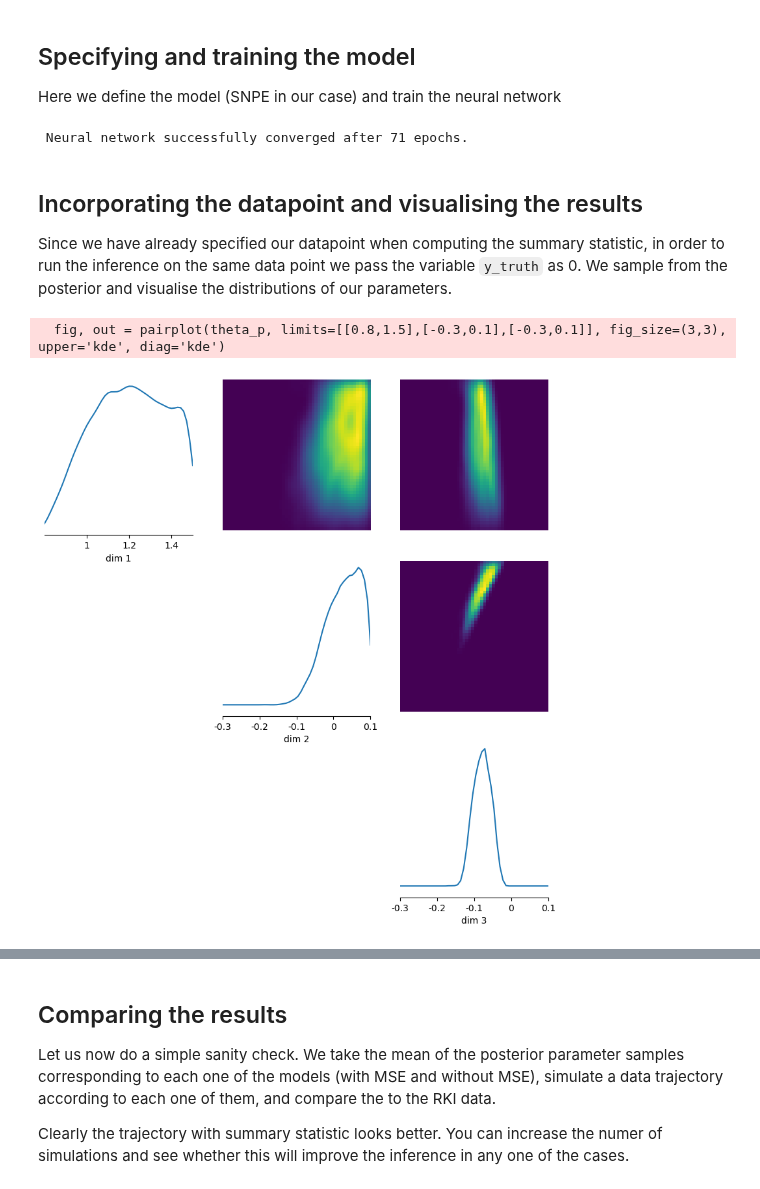
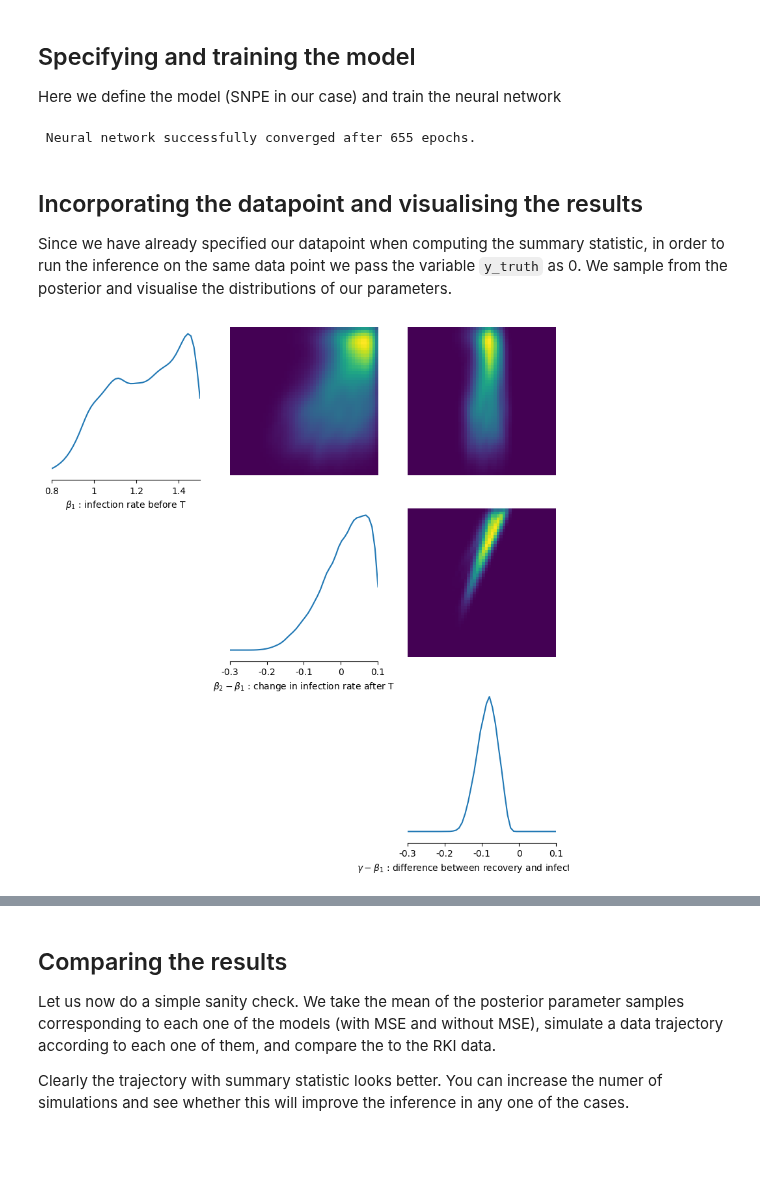
Before and after one commit to albazarova/sbi_intro, a Jupyter notebook: notebooks/sbi_intro_for_colab.ipynb, the cells around one changed output, grey strips where cells are left out. Saved outputs shown, nothing was run; the diff lists cells and outputs as text; code cells hidden in the pictures; blank space fills up the shorter version.

```diff
--- a/notebooks/sbi_intro_for_colab.ipynb
+++ b/notebooks/sbi_intro_for_colab.ipynb
@@ -679,9 +574,11 @@ We use uniform distributions as our priors and specify their ranges according to
 
 `BoxUniform` prior is a built-in function of the `sbi` package, but there is also a possibility of using `torch.distributions` family using `MultipleIndependent` wrapper. An example of such usage is given in `notebook_3_flexible_interface` within this repository.
 # %%
+lower_limits_prior = torch.tensor([0.8,-0.3,-0.3])
+upper_limits_prior = torch.tensor([1.5, 0.1,0.1])
 prior_cpu = utils.BoxUniform(
-    low=torch.tensor([0.8,-0.3,-0.3]),
-    high=torch.tensor([1.5,0.1,0.1])
+    low=lower_limits_prior,
+    high=upper_limits_prior
 )
 # %% [markdown]
 There are auxiliary functions which are supposed to make sure the components of the SBI have the appropriate format. We will omit them for now
@@ -781,0 +670,7 @@ fig, out = pairplot(samples.detach().cpu().numpy(), limits=[[0.8,1.5],[-0.3,0.1]
+# %%
+limits = torch.stack([lower_limits_prior,upper_limits_prior]).T
+fig, out = pairplot(samples.detach().cpu().numpy(), limits=limits,
+                    labels=[r"$\beta_1$ : infection rate before T", r"$\beta_2 - \beta_1$ : change in infection rate after T", r"$\gamma - \beta_1$ : difference between recovery and infection rate"],
+                    fig_kwargs={'fig_size':(3,3)},
+                    upper='kde',
+                    diag='kde')
@@ -1177,5 +793,0 @@ We use uniform distributions as our priors and specify their ranges according to
-# %%
-prior = utils.BoxUniform(
-    low=torch.tensor([0.8,-0.3,-0.3]),
-    high=torch.tensor([1.5,0.1,0.1])
-)
@@ -1239,36 +815,38 @@ x1=get_MSE_sim(x,y_truth)
 
 Here we define the model (SNPE in our case) and train the neural network
 # %%
-x1=np.float32(x1)
-x1=torch.from_numpy(x1)
+x_summary=np.float32(x_summary)
+x_summary=torch.from_numpy(x_summary).to(device)
 
 inference=SNPE(prior)
 
-_ = inference.append_simulations(theta, x1).train()
+_ = inference.append_simulations(theta, x_summary).train(training_batch_size=1000)
 
 posterior = inference.build_posterior()
 # %% [output]
- Neural network successfully converged after 71 epochs.
+ Neural network successfully converged after 655 epochs.
 # %% [markdown]
 ## Incorporating the datapoint and visualising the results
 
 Since we have already specified our datapoint when computing the summary statistic, in order to run the inference on the same data point we pass the variable `y_truth` as 0. We sample from the posterior and visualise the distributions of our parameters.
 # %%
-%matplotlib inline
-
 y_truth= torch.as_tensor(
     [
         [
             0.0,
         ]
     ]
 )
 
 
 
 theta_p = posterior.sample((10000,), x=y_truth)
 
-fig, out = pairplot(theta_p, limits=[[0.8,1.5],[-0.3,0.1],[-0.3,0.1]], fig_size=(3,3), upper='kde', diag='kde')
+fig, out = pairplot(theta_p,
+                    limits=limits,
+                    labels=[r"$\beta_1$ : infection rate before T", r"$\beta_2 - \beta_1$ : change in infection rate after T", r"$\gamma - \beta_1$ : difference between recovery and infection rate"],
+                    fig_kwargs={'fig_size':(3,3)},
+                    upper='kde',
+                    diag='kde')
 # %% [output]
-  fig, out = pairplot(theta_p, limits=[[0.8,1.5],[-0.3,0.1],[-0.3,0.1]], fig_size=(3,3), upper='kde', diag='kde')
-[figure, old version]
+[figure, new version]
```
Also changed, not shown: parts of 89 cells of this notebook, 2 other files.
